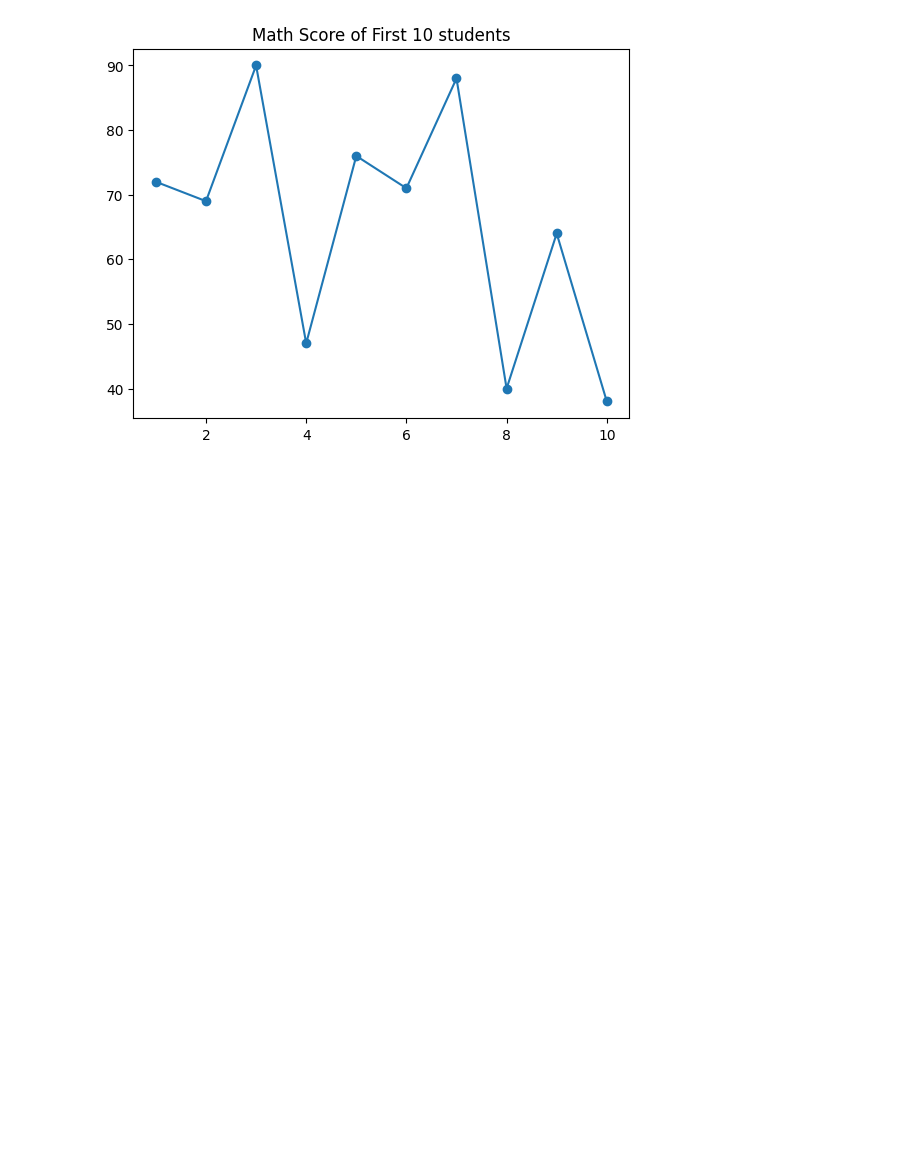
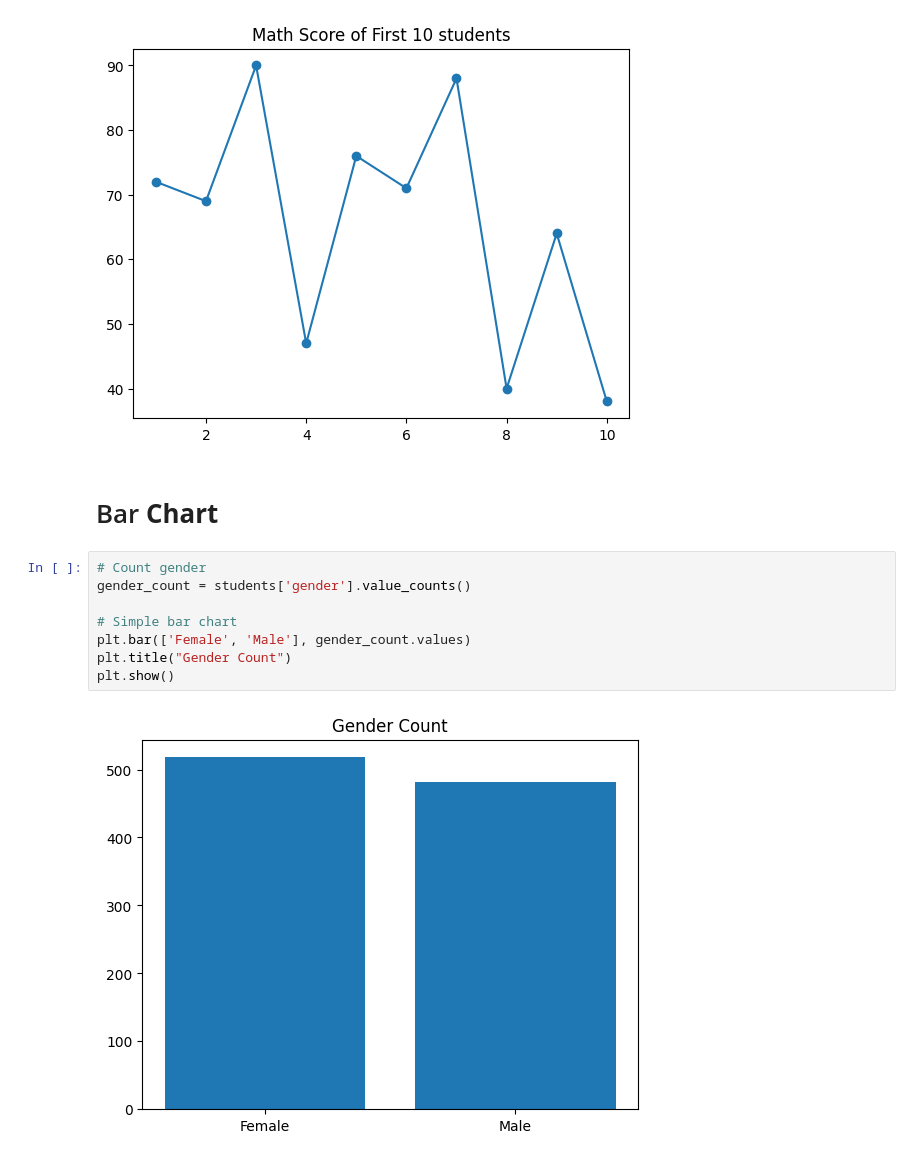
Before and after one commit to Nakib-Nasrullah/Research-Skill, a Jupyter notebook: 6_Matplotlib_and_Seaborn.ipynb, the cells around one changed output. Cells and saved outputs as stored; diff of their text form; blank space fills up the shorter version.

```diff
--- a/6_Matplotlib_and_Seaborn.ipynb
+++ b/6_Matplotlib_and_Seaborn.ipynb
@@ -145,3 +145,15 @@ plt.show()
 # %% [output]
 AttributeError: module 'matplotlib.pyplot' has no attribute 'xlable'
 [figure]
+# %% [markdown]
+# Bar **Chart**
+# %%
+# Count gender
+gender_count = students['gender'].value_counts()
+
+# Simple bar chart
+plt.bar(['Female', 'Male'], gender_count.values)
+plt.title("Gender Count")
+plt.show()
+# %% [output]
+[figure, added]
```
